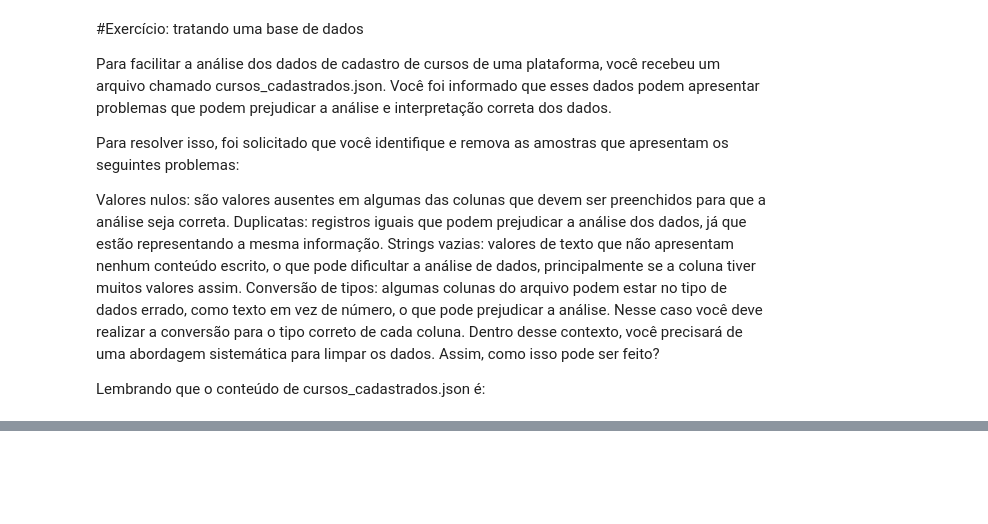
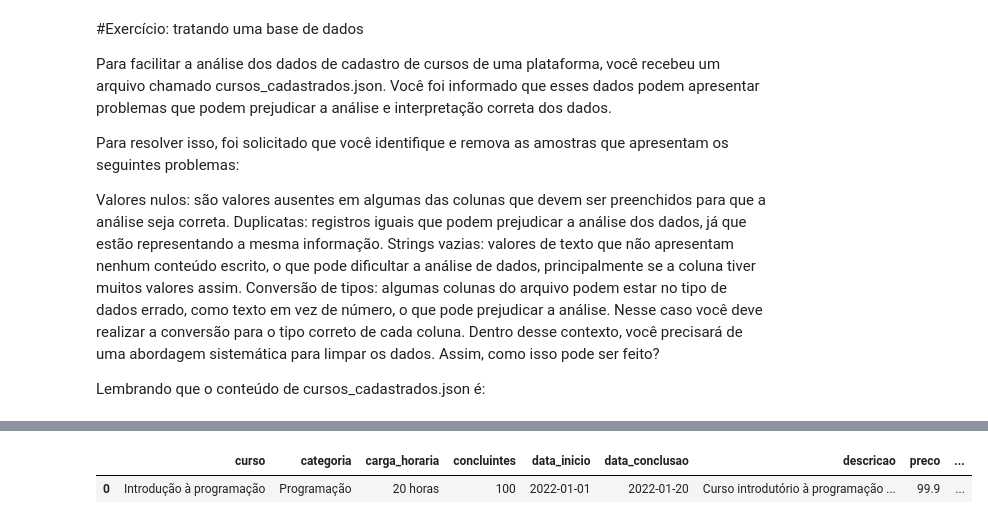
Before and after one commit to YuriArduino/Estudos_Pandas, a Jupyter notebook: Dados_duplicados_Nulos.ipynb, the cells around one changed output, grey strips where cells are left out. Saved outputs shown, nothing was run; the diff lists cells and outputs as text; code cells hidden in the pictures; blank space fills up the shorter version.

```diff
--- a/Dados_duplicados_Nulos.ipynb
+++ b/Dados_duplicados_Nulos.ipynb
@@ -723,0 +738,5 @@ df.info()
+# %%
+df.head()
+# %% [output]
+|  | curso | categoria | carga_horaria | concluintes | data_inicio | data_conclusao | descricao | preco | ... |
+| 0 | Introdução à programação | Programação | 20 horas | 100 | 2022-01-01 | 2022-01-20 | Curso introdutório à programação ... | 99.9 | ... |
```
Also changed, not shown: parts of 11 cells of this notebook.
